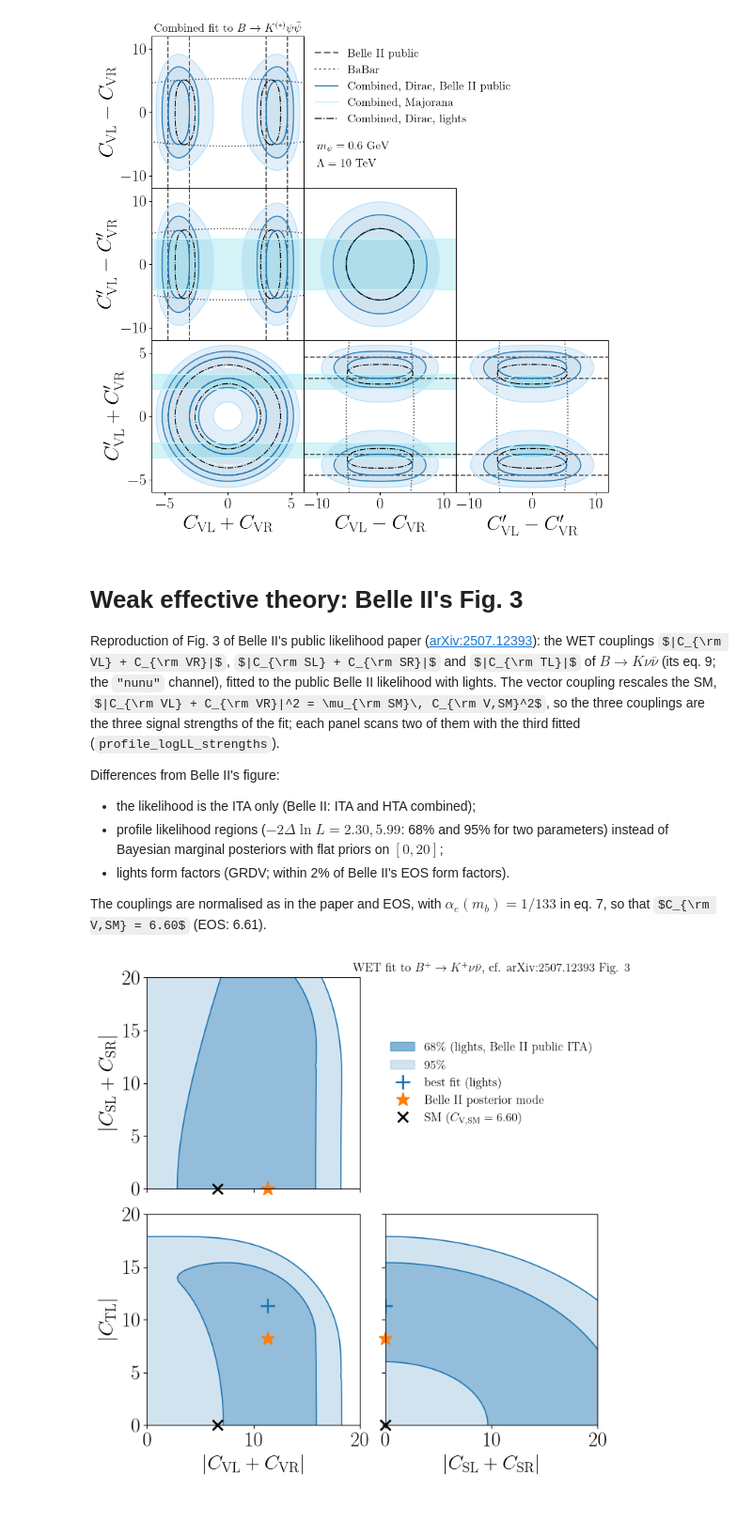
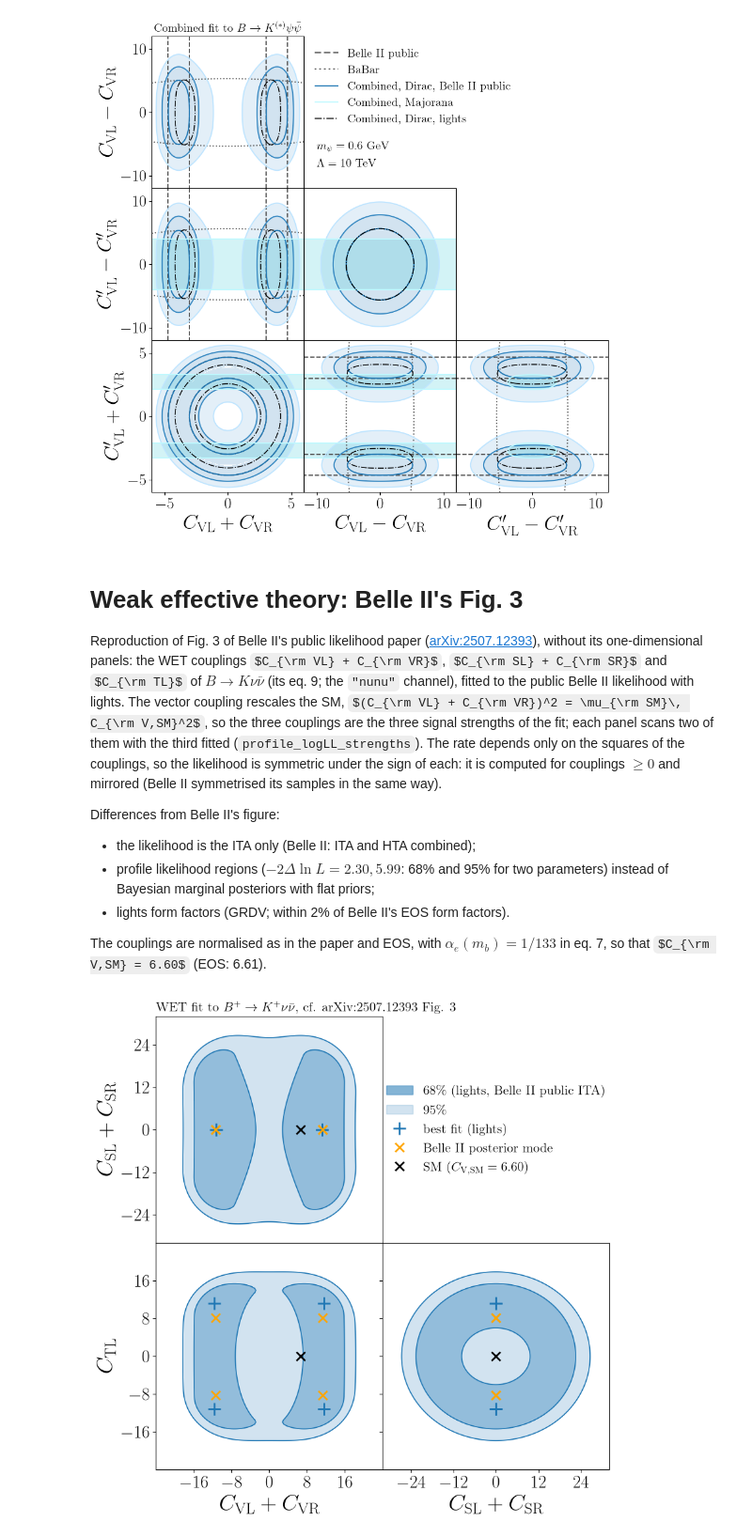
Before and after one commit to PatrickBolton/bk-invisible-fits, a Jupyter notebook: notebooks/04_NP_coupling.ipynb, the cells around one changed output. Shown at 94% size. Drawn from its saved outputs; the diff is of its cells as text; code cells hidden in the pictures; some formulas as TeX source; blank space fills up the shorter version.

Commit message:
Plot the WET fit with signed couplings, as in Belle II's Fig. 3

```diff
--- a/notebooks/04_NP_coupling.ipynb
+++ b/notebooks/04_NP_coupling.ipynb
@@ -319,11 +319,11 @@ fermion_panels(fermion_public, "3body_fermion_vectorcoupling_public.pdf", compar
 # %% [markdown]
 # Weak effective theory: Belle II's Fig. 3
 
-Reproduction of Fig. 3 of Belle II's public likelihood paper ([arXiv:2507.12393](https://arxiv.org/abs/2507.12393)): the WET couplings $|C_{\rm VL} + C_{\rm VR}|$, $|C_{\rm SL} + C_{\rm SR}|$ and $|C_{\rm TL}|$ of $B \to K \nu\bar\nu$ (its eq. 9; the `"nunu"` channel), fitted to the public Belle II likelihood with lights. The vector coupling rescales the SM, $|C_{\rm VL} + C_{\rm VR}|^2 = \mu_{\rm SM}\, C_{\rm V,SM}^2$, so the three couplings are the three signal strengths of the fit; each panel scans two of them with the third fitted (`profile_logLL_strengths`).
+Reproduction of Fig. 3 of Belle II's public likelihood paper ([arXiv:2507.12393](https://arxiv.org/abs/2507.12393)), without its one-dimensional panels: the WET couplings $C_{\rm VL} + C_{\rm VR}$, $C_{\rm SL} + C_{\rm SR}$ and $C_{\rm TL}$ of $B \to K \nu\bar\nu$ (its eq. 9; the `"nunu"` channel), fitted to the public Belle II likelihood with lights. The vector coupling rescales the SM, $(C_{\rm VL} + C_{\rm VR})^2 = \mu_{\rm SM}\, C_{\rm V,SM}^2$, so the three couplings are the three signal strengths of the fit; each panel scans two of them with the third fitted (`profile_logLL_strengths`). The rate depends only on the squares of the couplings, so the likelihood is symmetric under the sign of each: it is computed for couplings $\geq 0$ and mirrored (Belle II symmetrised its samples in the same way).
 
 Differences from Belle II's figure:
 - the likelihood is the ITA only (Belle II: ITA and HTA combined);
-- profile likelihood regions ($-2\Delta\ln L = 2.30, 5.99$: 68% and 95% for two parameters) instead of Bayesian marginal posteriors with flat priors on $[0, 20]$;
+- profile likelihood regions ($-2\Delta\ln L = 2.30, 5.99$: 68% and 95% for two parameters) instead of Bayesian marginal posteriors with flat priors;
 - lights form factors (GRDV; within 2% of Belle II's EOS form factors).
 
 The couplings are normalised as in the paper and EOS, with $\alpha_e(m_b) = 1/133$ in eq. 7, so that $C_{\rm V,SM} = 6.60$ (EOS: 6.61).
@@ -333,40 +333,62 @@ from lights.constants import ALPHA, ALPHA_MB, Xt, SWsq
 
 CV_SM = Xt / SWsq * ALPHA / ALPHA_MB      # 6.60: |C_V|^2 = mu_SM CV_SM^2, in the WET normalisation (alpha_e(m_b))
 WET_S, WET_T = Model("nunu", 0., CS = 1.), Model("nunu", 0., CT = 1.)   # x1 = |C_S|, x2 = |C_T|
-C_wet = np.linspace(0, 20, 61)                                          # couplings, Belle II's prior range
+C_wet = np.linspace(0, 32, 81)                                          # couplings >= 0, covering the 95% regions
 to_x = {"x0": (C_wet / CV_SM)**2, "x1": C_wet, "x2": C_wet}
 wet = {pair: profile_logLL_strengths("BelleII_public", WET_S, WET_T, pair, to_x[pair[0]], to_x[pair[1]])
        for pair in (("x0", "x1"), ("x0", "x2"), ("x1", "x2"))}
+
+# The likelihood depends on the squares of the couplings: mirror the grids (computed for C >= 0) to C < 0
+C_full = np.concatenate((-C_wet[:0:-1], C_wet))
+def mirror(grid):
+    "A grid over couplings >= 0, indexed [b, a], extended to negative couplings."
+    grid = np.concatenate((grid[:, :0:-1], grid), axis = 1)
+    return np.concatenate((grid[:0:-1], grid), axis = 0)
+wet_full = {pair: mirror(grid) for pair, grid in wet.items()}
 # %%
-labels = {"x0": r'$|C_{\rm VL} + C_{\rm VR}|$', "x1": r'$|C_{\rm SL} + C_{\rm SR}|$', "x2": r'$|C_{\rm TL}|$'}
+labels = {"x0": r'$C_{\rm VL} + C_{\rm VR}$', "x1": r'$C_{\rm SL} + C_{\rm SR}$', "x2": r'$C_{\rm TL}$'}
+ranges = {"x0": 24, "x1": 32, "x2": 24}                                # axis ranges, -range ... range
+ticks = {"x0": 8, "x1": 12, "x2": 8}                                   # tick spacing
 SM = {"x0": CV_SM, "x1": 0, "x2": 0}
-mode_belle = {"x0": 11.3, "x1": 0.0, "x2": 8.2}
+mode_belle = {"x0": 11.3, "x1": 0.0, "x2": 8.2}                       # posterior mode, and its mirror images
+signs = [(1, 1), (1, -1), (-1, 1), (-1, -1)]
 
-fig, axes = plt.subplots(nrows = 2, ncols = 2, sharex = 'col', sharey = 'row', figsize = (8, 8))
-fig.subplots_adjust(wspace = 0.12, hspace = 0.12)
-axes[0, 1].axis('off')
-X, Y = np.meshgrid(C_wet, C_wet)
-for pair, ax in ((("x0", "x1"), axes[0, 0]), (("x0", "x2"), axes[1, 0]), (("x1", "x2"), axes[1, 1])):
-    grid = wet[pair]
+fig = plt.figure(figsize = (9, 9))
+panels = [  # axes rectangle, scanned pair, hide x ticks, hide y ticks
+    ([0.0, 0.4, 0.4, 0.4], ("x0", "x1"), True,  False),
+    ([0.0, 0.0, 0.4, 0.4], ("x0", "x2"), False, False),
+    ([0.4, 0.0, 0.4, 0.4], ("x1", "x2"), False, True),
+]
+X, Y = np.meshgrid(C_full, C_full)
+axes = []
+for rect, pair, hide_x, hide_y in panels:
+    ax = fig.add_axes(rect)
+    grid = wet_full[pair]
     ax.contourf(X, Y, grid, levels = [0, 5.99], colors = 'C0', alpha = 0.2)
     ax.contourf(X, Y, grid, levels = [0, 2.30], colors = 'C0', alpha = 0.35)
     ax.contour(X, Y, grid, levels = [2.30, 5.99], colors = 'C0', linewidths = 1.2)
-    j, i = np.unravel_index(np.argmin(grid), grid.shape)
-    best, = ax.plot(C_wet[i], C_wet[j], '+', color = 'C0', ms = 14, mew = 2)
-    sm, = ax.plot(SM[pair[0]], SM[pair[1]], 'x', color = 'k', ms = 10, mew = 2, clip_on = False)
-    mode, = ax.plot(mode_belle[pair[0]], mode_belle[pair[1]], '*', color = 'C1', ms = 14, clip_on = False)
-    ax.set_xlim(0, 20)
-    ax.set_ylim(0, 20)
-axes[1, 0].set_xlabel(labels["x0"])
-axes[1, 1].set_xlabel(labels["x1"])
-axes[0, 0].set_ylabel(labels["x1"])
-axes[1, 0].set_ylabel(labels["x2"])
+    g = wet[pair]
+    j, i = np.unravel_index(np.argmin(g), g.shape)                    # best fit (couplings >= 0) and its mirror images
+    for sa, sb in signs:
+        best, = ax.plot(sa * C_wet[i], sb * C_wet[j], '+', color = 'C0', ms = 14, mew = 2)
+        mode, = ax.plot(sa * mode_belle[pair[0]], sb * mode_belle[pair[1]], 'x', color = 'orange', ms = 10, mew = 2)
+    sm, = ax.plot(SM[pair[0]], SM[pair[1]], 'x', color = 'k', ms = 10, mew = 2)
+    ax.set_xlim(-ranges[pair[0]], ranges[pair[0]])
+    ax.set_ylim(-ranges[pair[1]], ranges[pair[1]])
+    for axis, name in ((ax.xaxis, pair[0]), (ax.yaxis, pair[1])):
+        axis.set_ticks(np.arange(-ranges[name] // ticks[name] * ticks[name], ranges[name], ticks[name])[1:])
+    if hide_x: ax.set_xticklabels([])
+    else: ax.set_xlabel(labels[pair[0]], fontsize = 26)
+    if hide_y: ax.set_yticklabels([])
+    else: ax.set_ylabel(labels[pair[1]], fontsize = 26)
+    axes.append(ax)
+axes[0].set_title(r'WET fit to $B^+\to K^+\nu\bar\nu$, cf. arXiv:2507.12393 Fig. 3', fontsize = 15, loc = 'left')
+
 regions = [plt.Rectangle((0, 0), 1, 1, color = 'C0', alpha = a) for a in (0.55, 0.2)]
-axes[0, 1].legend(regions + [best, mode, sm],
-                  [r'68\% (lights, Belle II public ITA)', r'95\%', 'best fit (lights)', 'Belle II posterior mode',
-                   r'SM ($C_{\rm V,SM} = 6.60$)'],
-                  loc = 'center', fontsize = 12, frameon = False)
-axes[0, 1].set_title(r'WET fit to $B^+\to K^+\nu\bar\nu$, cf. arXiv:2507.12393 Fig. 3', fontsize = 12)
+fig.legend(regions + [best, mode, sm],
+           [r'68\% (lights, Belle II public ITA)', r'95\%', 'best fit (lights)', 'Belle II posterior mode',
+            r'SM ($C_{\rm V,SM} = 6.60$)'],
+           loc = 'center', bbox_to_anchor = (0.6, 0.6), fontsize = 15, frameon = False)
 plt.savefig(SAVE_DIR / "WET_belle2_fig3.pdf", bbox_inches = 'tight')
 # %% [output]
-[figure, old version]
+[figure, new version]
```
